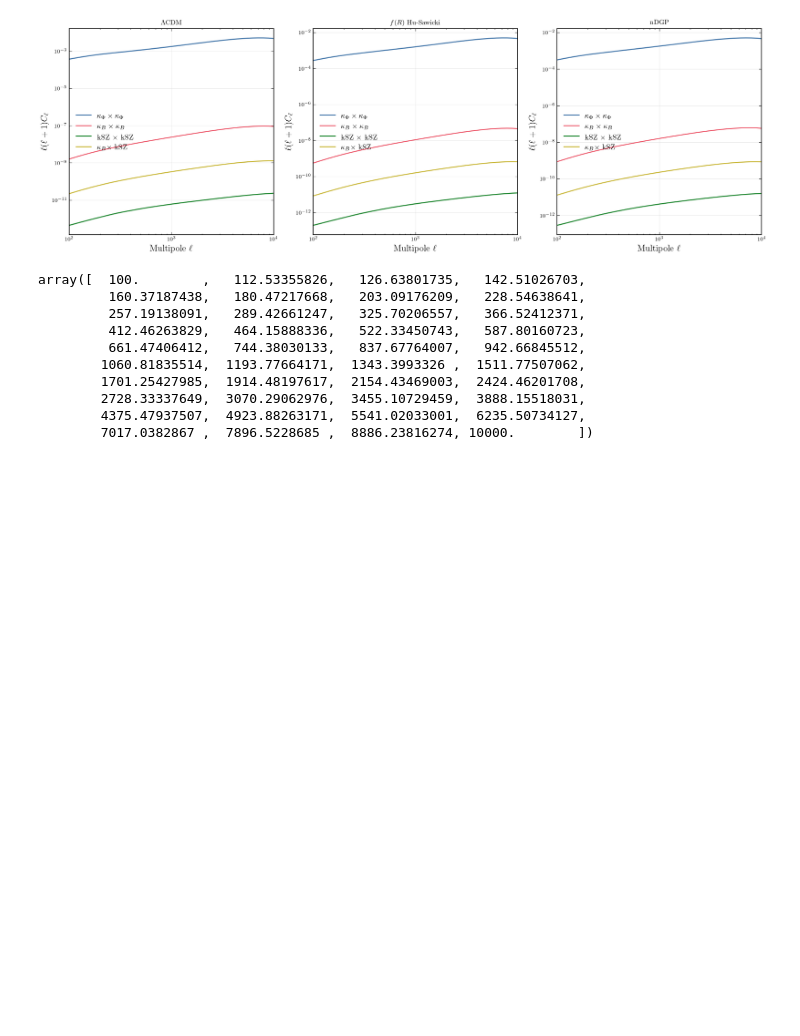
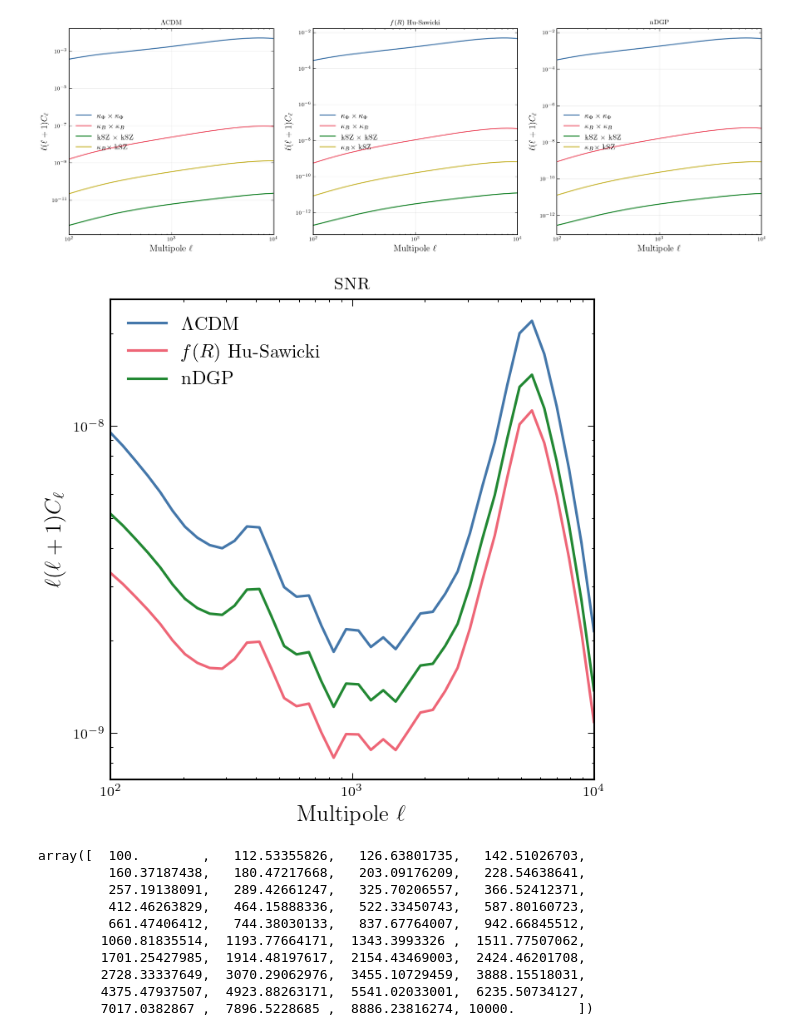
Before and after one commit to crisbh/gravitomagnetic, a Jupyter notebook: notebooks/reading.ipynb, the cells around one changed output. Drawn from its saved outputs; the diff is of its cells as text; code cells hidden in the pictures; blank space fills up the shorter version.

Commit message:
Computed SNR. To check how to consistently get C_ells_TT for MG models

```diff
--- a/notebooks/reading.ipynb
+++ b/notebooks/reading.ipynb
@@ -16,11 +16,13 @@ base_path = Path('output_cosma')
 
 C_ells_XY = {}
 ell_grid = {}
+SNR = {}
 
 # Loop over models
 for model in models:
     C_ells_XY[model] = np.load(base_path / model / 'C_ells_XY.npy', allow_pickle=True).item()
     ell_grid[model]  = np.load(base_path / model / 'ell_grid.npy')
+    SNR[model] = np.load(base_path / model / 'SNR.npy', allow_pickle=True)
 # %%
 fig, ax = plt.subplots(1, 3, figsize=(15,5))
 ax = ax.flatten()
@@ -48,6 +50,28 @@ plt.savefig('imgs/C_ells.pdf')
 plt.show()
 # %% [output]
 [figure]
+# %%
+fig, ax = plt.subplots(figsize=(5,5))
+
+for m in models:
+    if m=='lcdm': title='$\Lambda$CDM'
+    if m=='frhs': title='$f(R)$ Hu-Sawicki'
+    if m=='ndgp': title='nDGP'
+
+    ax.loglog(ell_grid[m], SNR[m], label=title)
+
+ax.set_xlabel(r"Multipole $\ell$", fontsize=13)
+ax.set_ylabel(r"$\ell(\ell+1)C_\ell$", fontsize=13)
+
+ax.legend(fontsize=11, loc="best", frameon=False)
+ax.set_xlim(ell_grid[m].min(), ell_grid[m].max())
+
+ax.set_title("SNR")
+
+plt.savefig('imgs/SNR.pdf')
+plt.show()
+# %% [output]
+[figure, added]
 # %%
 ell_grid[m]
 # %% [output]
```
Also changed, not shown: 5 other files.
